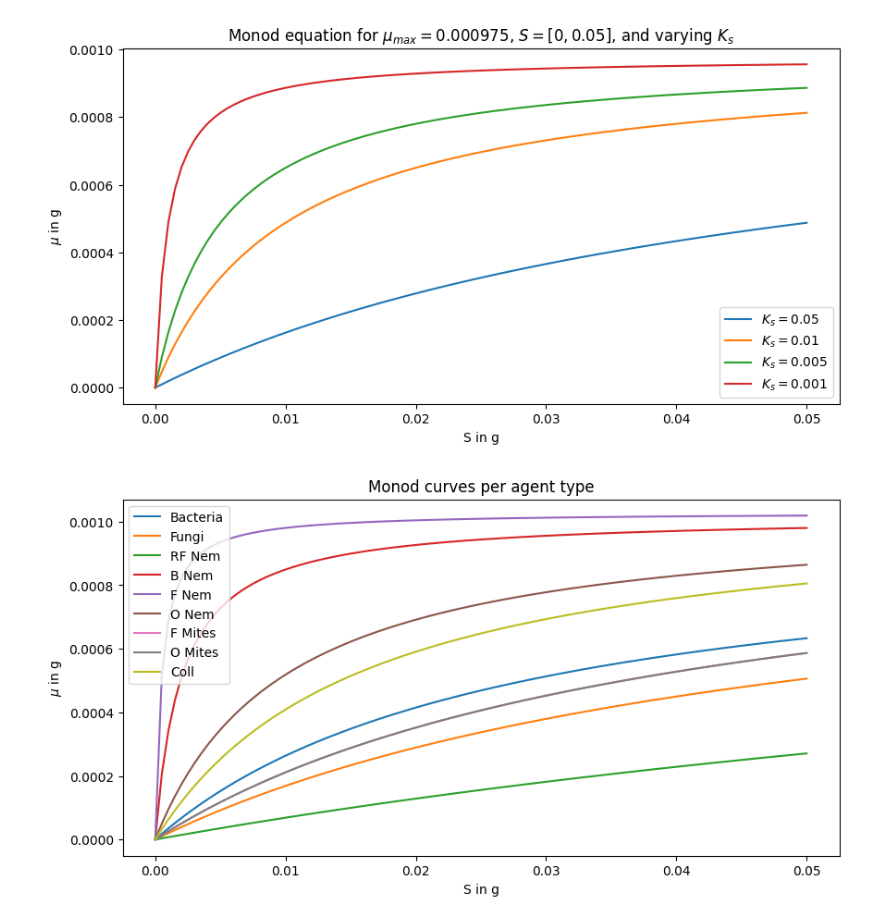
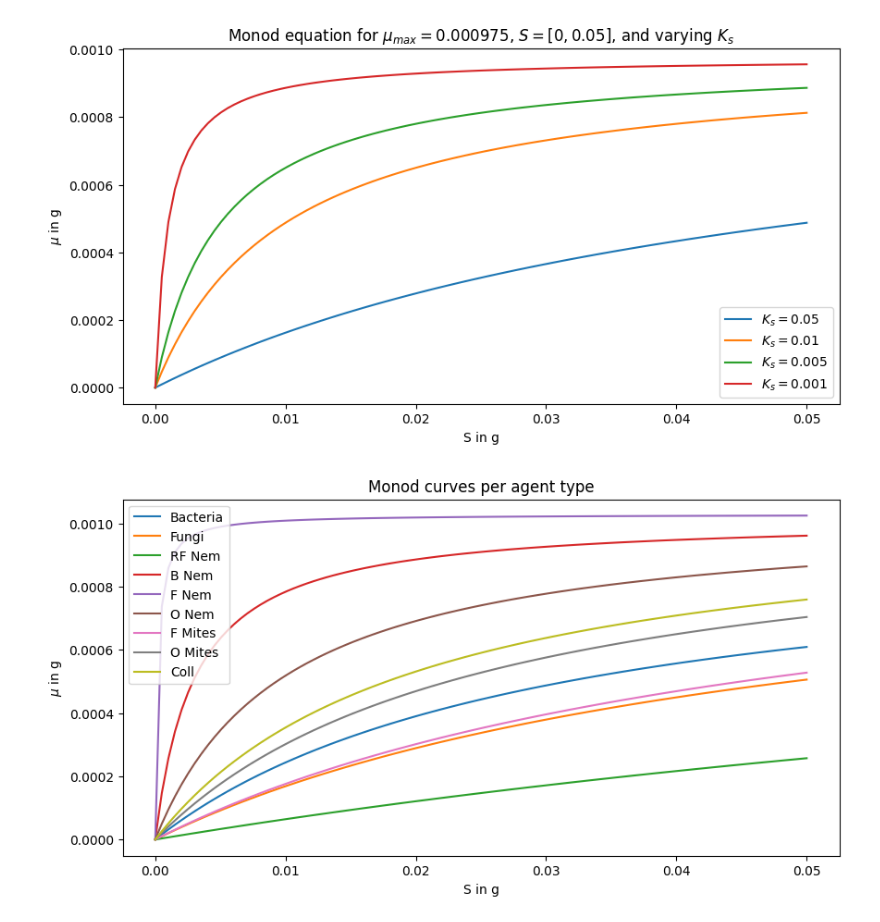
Before and after one commit to timovdk/BLOSSOM, a Jupyter notebook: experiments/figures/monod_graphs.ipynb, the cells around one changed output. Drawn from its saved outputs; the diff is of its cells as text; code cells hidden in the pictures.

```diff
--- a/experiments/figures/monod_graphs.ipynb
+++ b/experiments/figures/monod_graphs.ipynb
@@ -55,40 +55,40 @@ ax = fig.add_subplot()
 
 xs = np.linspace(0, 0.05, 100)
 
-ys = (0.000975*xs)/(0.027+xs)
+ys = (0.000975*xs)/(0.03+xs)
 plt.plot(xs, ys, label="Bacteria")
 
 ys = (0.001012*xs)/(0.05+xs)
 plt.plot(xs, ys, label="Fungi")
 
-ys = (0.001029*xs)/(0.14+xs)
+ys = (0.001029*xs)/(0.15+xs)
 plt.plot(xs, ys, label="RF Nem")
 
-ys = (0.001019*xs)/(0.002+xs)
+ys = (0.001019*xs)/(0.003+xs)
 plt.plot(xs, ys, label="B Nem")
 
-ys = (0.001029*xs)/(0.0005+xs)
+ys = (0.001029*xs)/(0.0002+xs)
 plt.plot(xs, ys, label="F Nem")
 
 ys = (0.001037*xs)/(0.01+xs)
 plt.plot(xs, ys, label="O Nem")
 
-ys = (0.001056*xs)/(0.04+xs)
+ys = (0.001056*xs)/(0.05+xs)
 plt.plot(xs, ys, label="F Mites")
 
-ys = (0.001056*xs)/(0.04+xs)
+ys = (0.001056*xs)/(0.025+xs)
 plt.plot(xs, ys, label="O Mites")
 
-ys = (0.001063*xs)/(0.016+xs)
+ys = (0.001063*xs)/(0.02+xs)
 plt.plot(xs, ys, label="Coll")
 
 ax.set_ylabel("$\mu$ in g")
 ax.set_xlabel("S in g")
 
 plt.title("Monod curves per agent type")
 plt.legend()
 
 plt.savefig("4-k-vals.pdf", format="pdf", bbox_inches="tight")
 plt.show()
 # %% [output]
-[figure, old version]
+[figure, new version]
```
Also changed, not shown: 46 other files.
